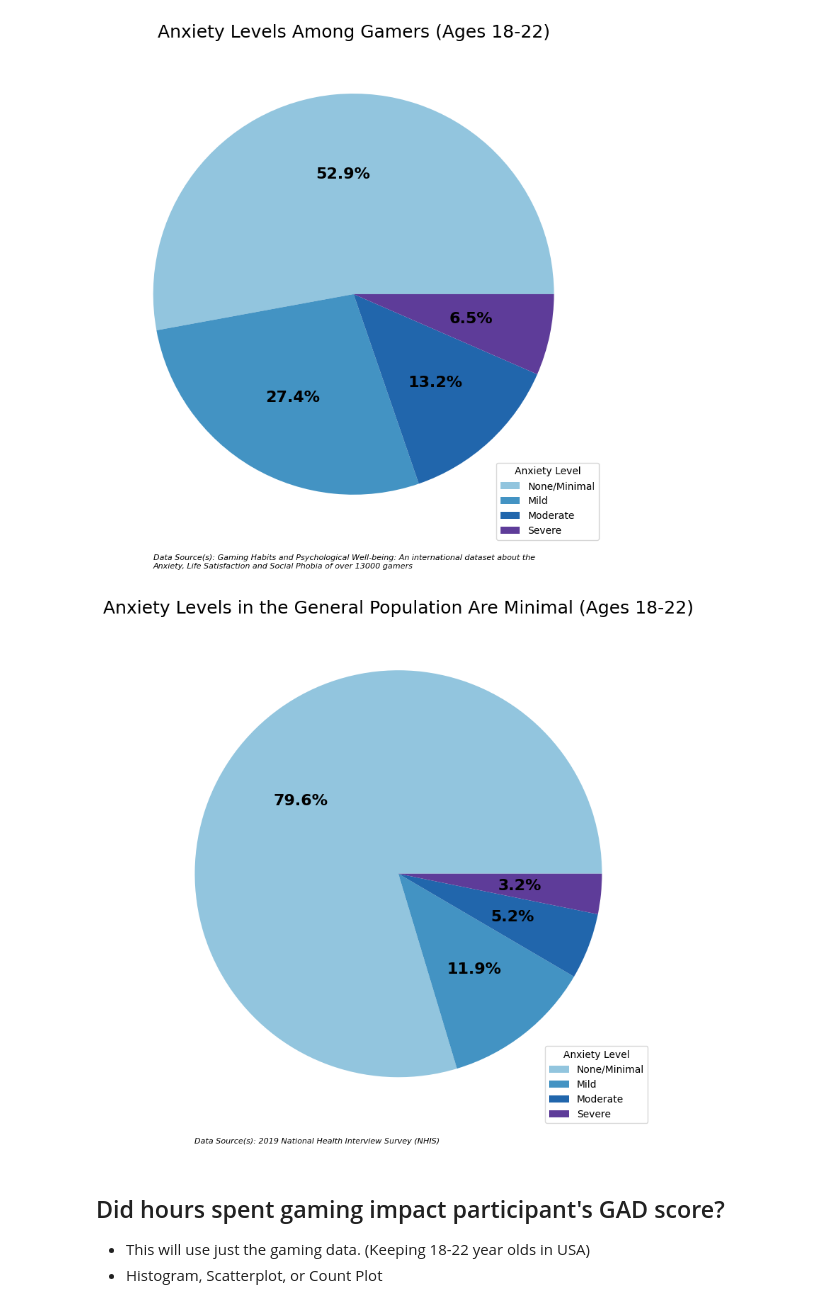
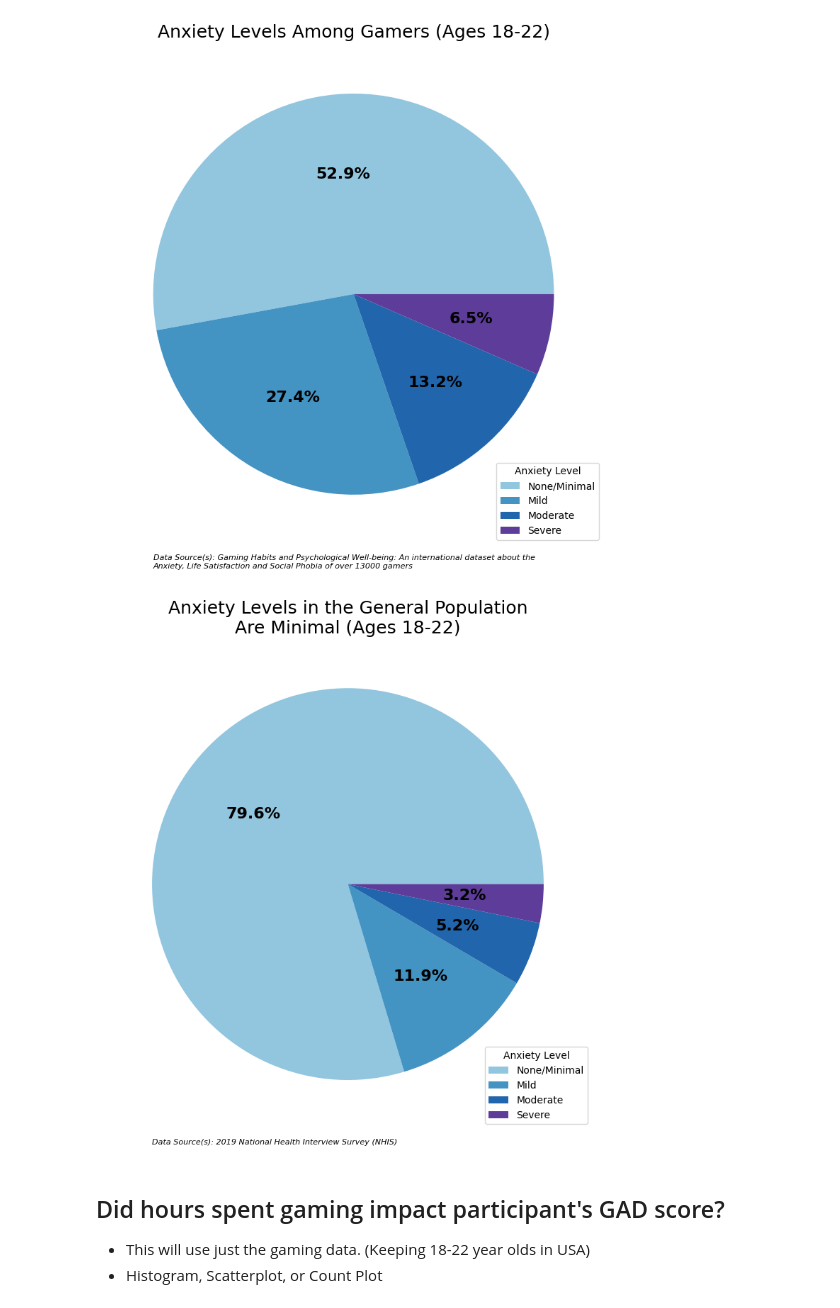
Before and after one commit to amallred/gaming-mental-health-analysis, a Jupyter notebook: notebooks/final_analysis.ipynb, the cells around one changed output. Drawn from its saved outputs; the diff is of its cells as text; code cells hidden in the pictures.

Commit message:
reformatted pie chart

```diff
--- a/notebooks/final_analysis.ipynb
+++ b/notebooks/final_analysis.ipynb
@@ -134,9 +134,9 @@ display_GAD_pie_chart(gamer_GAD_cat_percent_series, 'Anxiety Levels Among Gamers
 # %% [output]
 [figure]
 # %%
-display_GAD_pie_chart(nhis_GAD_cat_percent_series, 'Anxiety Levels in the General Population Are Minimal (Ages 18-22)', source_NHIS_title_pie, 0.1, -10, 'nhis_gad_pie')
+display_GAD_pie_chart(nhis_GAD_cat_percent_series, 'Anxiety Levels in the General Population\nAre Minimal (Ages 18-22)', source_NHIS_title_pie, 0.1, -10, 'nhis_gad_pie')
 # %% [output]
-[figure, old version]
+[figure, new version]
 # %% [markdown]
 ## Did hours spent gaming impact participant's GAD score?
 - This will use just the gaming data. (Keeping 18-22 year olds in USA)
```
Also changed, not shown: 1 other file.
